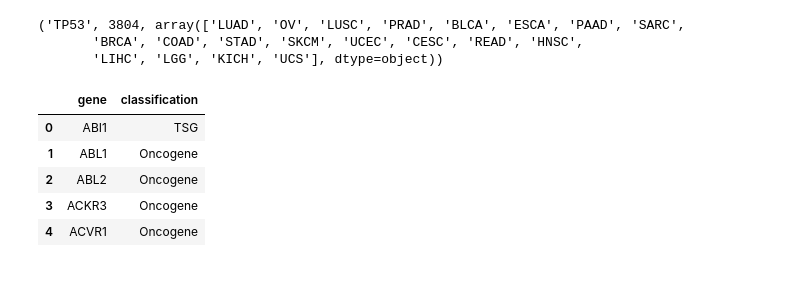
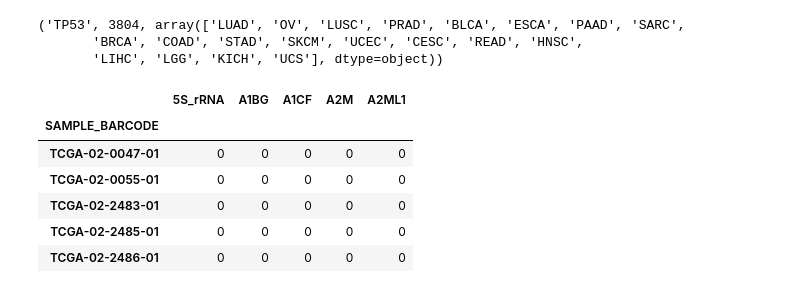
Before and after one commit to greenelab/mpmp, a Jupyter notebook: 01_explore_data/count_all_genes_filters.ipynb, the cells around one changed output. Saved outputs shown, nothing was run; the diff lists cells and outputs as text; code cells hidden in the pictures.

```diff
--- a/01_explore_data/count_all_genes_filters.ipynb
+++ b/01_explore_data/count_all_genes_filters.ipynb
@@ -52,14 +47,15 @@ print(gene_sample_count('TP53', tcga_data, classification='TSG'))
 ('TP53', 3804, array(['LUAD', 'OV', 'LUSC', 'PRAD', 'BLCA', 'ESCA', 'PAAD', 'SARC',
        'BRCA', 'COAD', 'STAD', 'SKCM', 'UCEC', 'CESC', 'READ', 'HNSC',
        'LIHC', 'LGG', 'KICH', 'UCS'], dtype=object))
-# %%
-gene_df = du.load_merged()
-gene_df.head()
-# %% [output]
-|  | gene | classification |
-| 0 | ABI1 | TSG |
-| 1 | ABL1 | Oncogene |
-| 2 | ABL2 | Oncogene |
-| 3 | ACKR3 | Oncogene |
-| 4 | ACVR1 | Oncogene |
+# %%
+mutation_df = pancancer_data[1]
+mutation_df.iloc[:5, :5]
+# %% [output]
+|  | 5S_rRNA | A1BG | A1CF | A2M | A2ML1 |
+| SAMPLE_BARCODE |  |  |  |  |  |
+| TCGA-02-0047-01 | 0 | 0 | 0 | 0 | 0 |
+| TCGA-02-0055-01 | 0 | 0 | 0 | 0 | 0 |
+| TCGA-02-2483-01 | 0 | 0 | 0 | 0 | 0 |
+| TCGA-02-2485-01 | 0 | 0 | 0 | 0 | 0 |
+| TCGA-02-2486-01 | 0 | 0 | 0 | 0 | 0 |
 # %%
```
Also changed, not shown: parts of 7 cells of this notebook, 1 other file.
